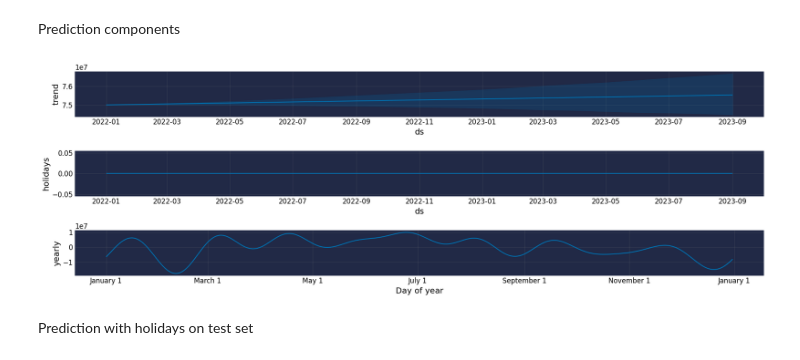
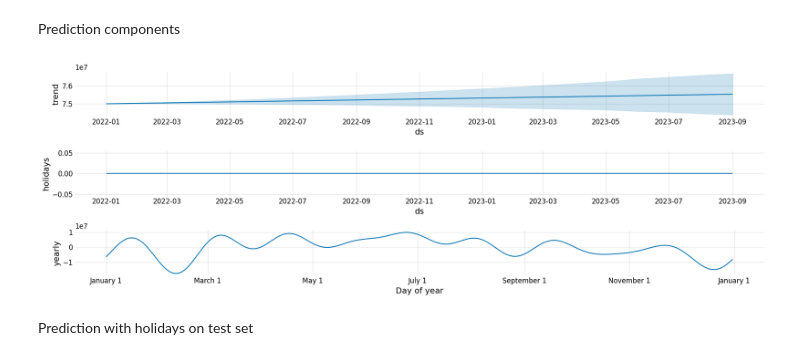
Before and after one commit to juanfran12345/TFG, a Jupyter notebook: notebooks/4. PROPHET CON COVID.ipynb, the cells around one changed output. Drawn from its saved outputs; the diff is of its cells as text; code cells hidden in the pictures.

```diff
--- a/notebooks/4. PROPHET CON COVID.ipynb
+++ b/notebooks/4. PROPHET CON COVID.ipynb
@@ -297,16 +319,18 @@ forecast_pred_holidays = forecast_holidays.tail(21)
 # %%
 fig = model_holidays.plot_components(forecast_pred_holidays, figsize=(18,6))
 
 for ax in fig.axes:
-    ax.title.set_color('black')
-    ax.xaxis.label.set_color('black')
-    ax.yaxis.label.set_color('black')
-    ax.tick_params(axis='x', colors='black')
-    ax.tick_params(axis='y', colors='black')
+    ax.set_facecolor("white")
+    ax.title.set_color("black")
+    ax.xaxis.label.set_color("black")
+    ax.yaxis.label.set_color("black")
+    ax.tick_params(axis="x", colors="black")
+    ax.tick_params(axis="y", colors="black")
 
+plt.savefig("../graphics/Prophet_con_covid/componentes.png", dpi=300, bbox_inches="tight", facecolor="white")
 plt.show()
 # %% [output]
-[figure, old version]
+[figure, new version]
 # %% [markdown]
 Prediction with holidays on test set
 # %%
```
Also changed, not shown: parts of 36 cells of this notebook, 14 other files.
